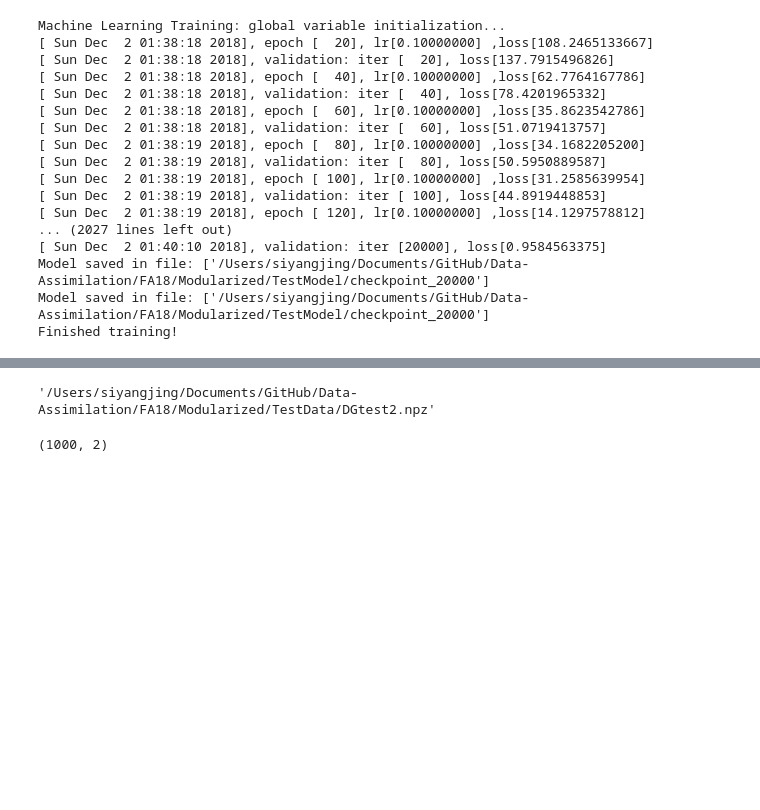
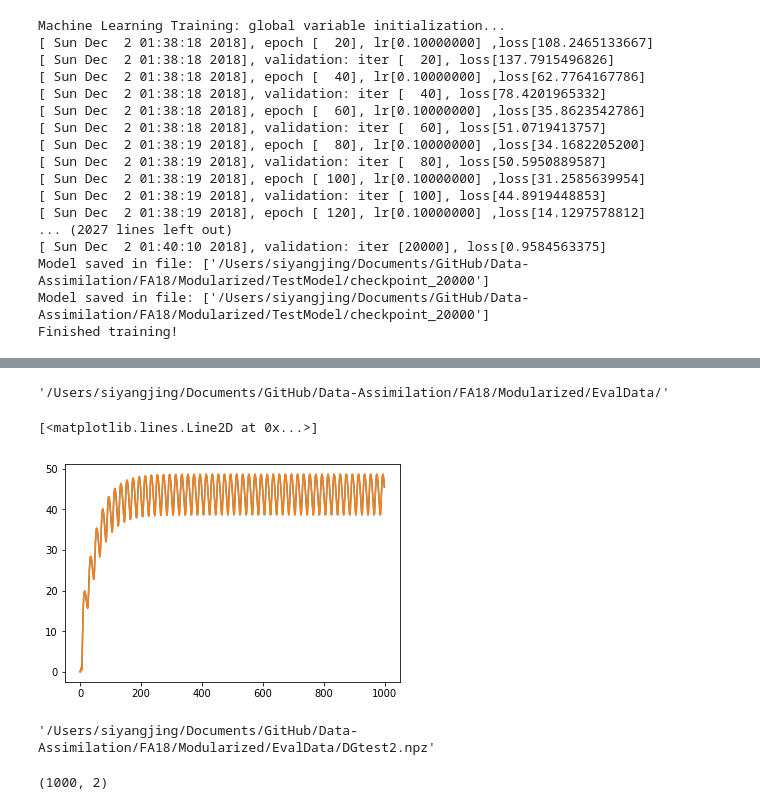
Before and after one commit to SiyangJ/Data-Assimilation, a Jupyter notebook: FA18/Modularized/DataGen.ipynb, the cells around one changed output, grey strips where cells are left out. Drawn from its saved outputs; the diff is of its cells as text; code cells hidden in the pictures; blank space fills up the shorter version.

```diff
--- a/FA18/Modularized/DataGen.ipynb
+++ b/FA18/Modularized/DataGen.ipynb
@@ -7,7 +7,7 @@ import os
 import sys
 import numpy as np
 # %%
-data_dir = '/Users/siyangjing/Documents/GitHub/Data-Assimilation/FA18/Modularized/TestData/'
+data_dir = '/Users/siyangjing/Documents/GitHub/Data-Assimilation/FA18/Modularized/EvalData/'
 # %%
 config.ReadConfigFile()
 # %%
@@ -55,13 +97,23 @@ Finished training!
+# %%
+data_dir
+# %% [output]
+'/Users/siyangjing/Documents/GitHub/Data-Assimilation/FA18/Modularized/EvalData/'
 # %%
 d = data_dir+'OGtest'+'2'+'.npz'
 # %%
 n = np.load(d)
+# %%
+plt.plot(np.load(data_dir+'OGtest'+'2'+'.npz')['output_observation'][:,2])
+plt.plot(np.load(data_dir+'OGtest'+'3'+'.npz')['output_observation'][:,2])
+# %% [output]
+[<matplotlib.lines.Line2D at 0x...>]
+[figure, added]
 # %%
 a = n['data_dir']
 # %%
 str(a)
 # %% [output]
-'/Users/siyangjing/Documents/GitHub/Data-Assimilation/FA18/Modularized/TestData/DGtest2.npz'
+'/Users/siyangjing/Documents/GitHub/Data-Assimilation/FA18/Modularized/EvalData/DGtest2.npz'
 # %%
 n2 = np.load('/Users/siyangjing/Documents/GitHub/Data-Assimilation/FA18/Modularized/TestData/DGtest2.npz')
 # %%
```
Also changed, not shown: parts of 12 cells of this notebook, 23 other files.
